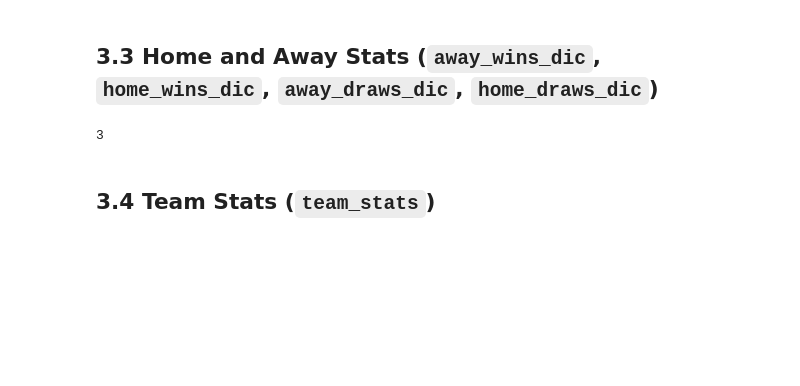
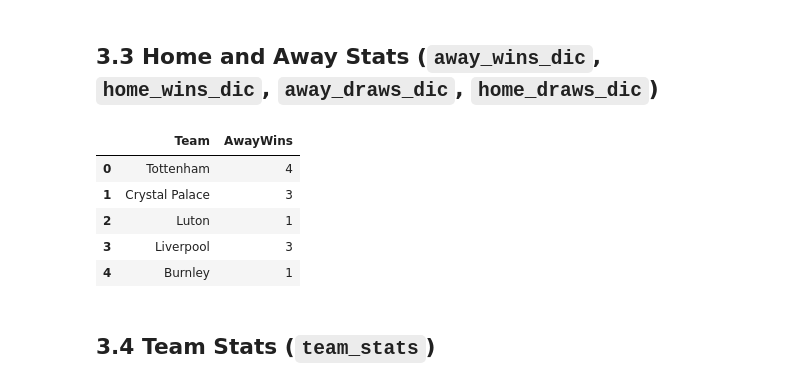
Before and after one commit to hubamatyas/Football-Arbitrage-Value-Betting, a Jupyter notebook: model.ipynb, the cells around one changed output. Cells and saved outputs as stored; diff of their text form; code cells hidden in the pictures; blank space fills up the shorter version.

```diff
--- a/model.ipynb
+++ b/model.ipynb
@@ -443,35 +443,42 @@ averages.head()
 home_wins = df[df['FTR'] == 'H']
 home_wins_count = home_wins['HomeTeam'].value_counts()
 home_wins_count
 
 home_draw = df[df['FTR'] == 'D']
 home_draw_count = home_draw['HomeTeam'].value_counts()
 
 away_wins = df[df['FTR'] == 'A']
 away_wins_count = away_wins['AwayTeam'].value_counts()
 
 away_draw = df[df['FTR'] == 'D']
 away_draw_count = away_draw['AwayTeam'].value_counts()
 
 home_wins_dic = {team:0 for team in unique_teams}
 home_draw_dic = {team:0 for team in unique_teams}
 away_wins_dic ={team:0 for team in unique_teams}
 away_draw_dic = {team:0 for team in unique_teams}
 
 def fillDic(series, dic):
   for team, count in series.items():
     dic[team] = count
   return dic
 
 home_wins_dic =fillDic(home_wins_count, home_wins_dic)
 home_draw_dic =fillDic(home_draw_count, home_draw_dic)
 away_wins_dic = fillDic(away_wins_count, away_wins_dic)
 away_draw_dic = fillDic(away_draw_count , away_draw_dic)
 
 # home_wins_dic
-away_wins_dic['Brighton']
+away_wins_dic
+away_wins_df = pd.DataFrame(list(away_wins_dic.items()), columns=['Team', 'AwayWins'])
+away_wins_df.head()
 # %% [output]
-3
+|  | Team | AwayWins |
+| 0 | Tottenham | 4 |
+| 1 | Crystal Palace | 3 |
+| 2 | Luton | 1 |
+| 3 | Liverpool | 3 |
+| 4 | Burnley | 1 |
 # %% [markdown]
 ## 3.4 Team Stats (`team_stats`)
 # %%
```
Also changed, not shown: 3 other files.
